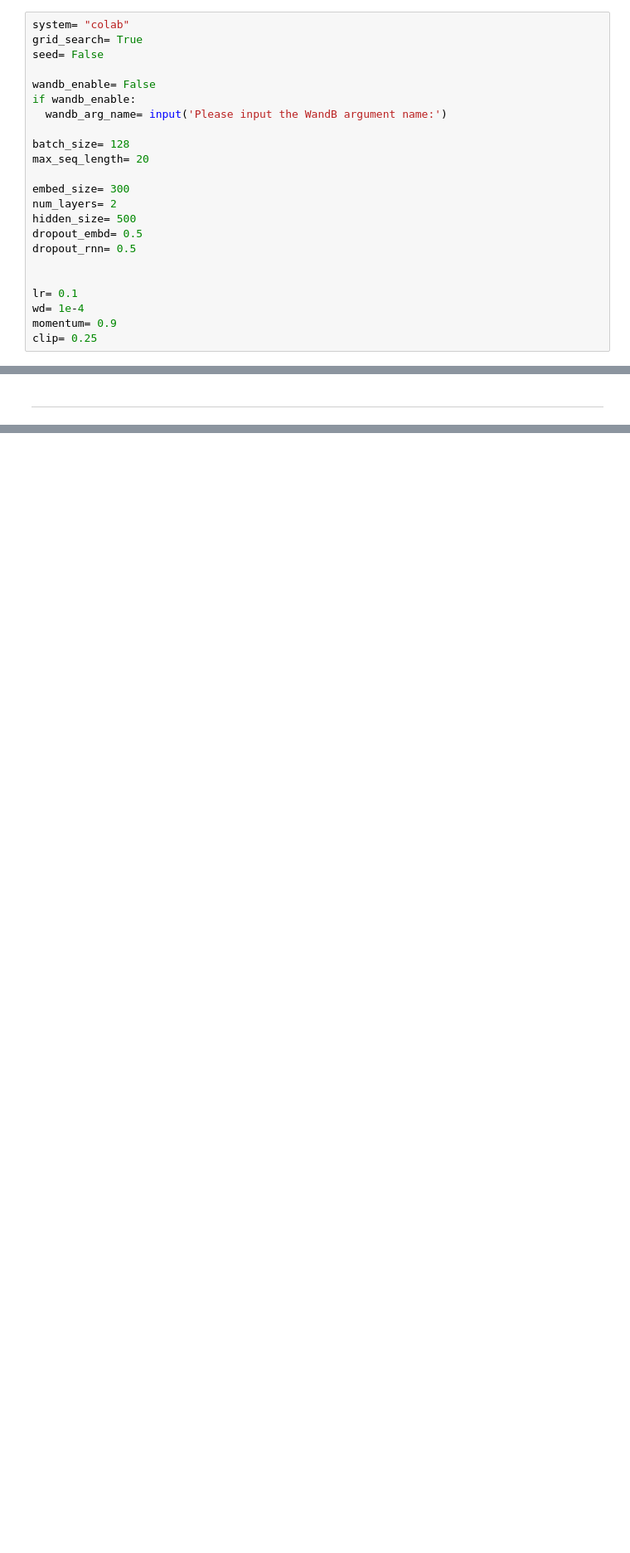
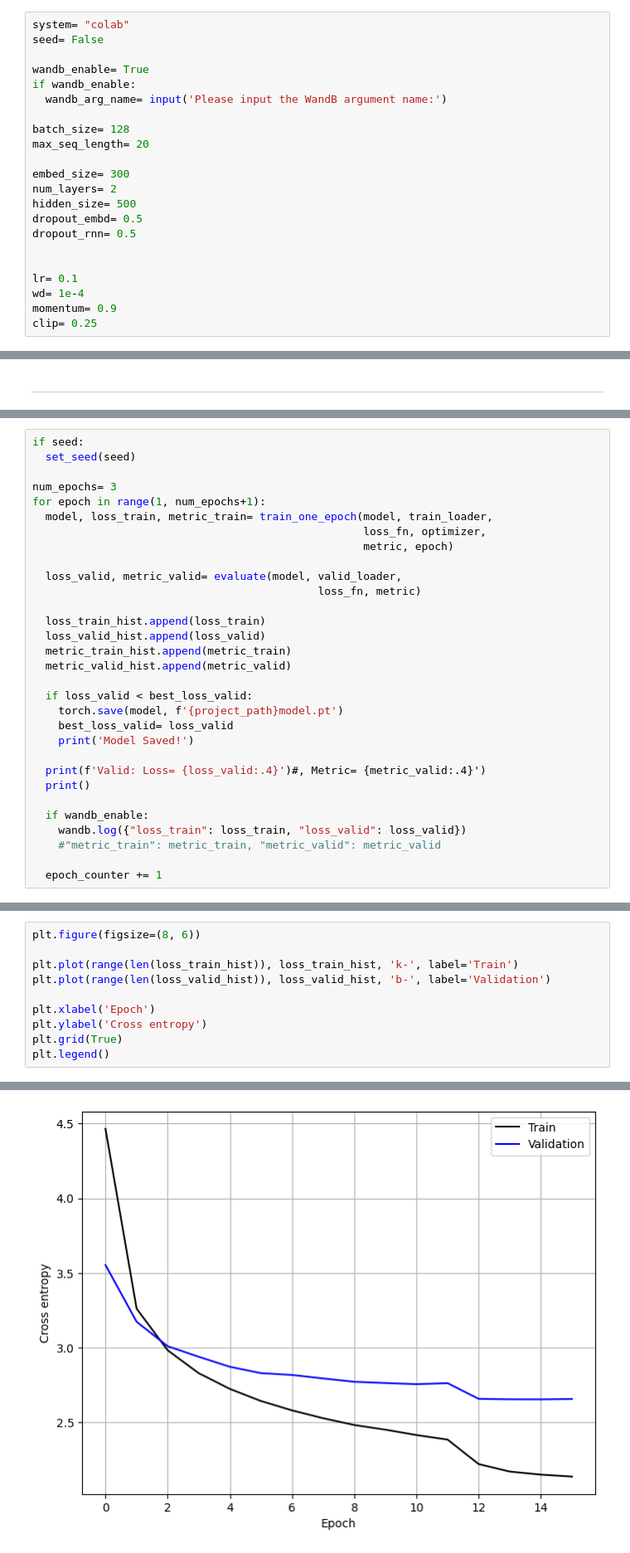
Before and after one commit to Amir-Hofo/Image_Captioning, a Jupyter notebook: image_captioning.ipynb, the cells around one changed output, grey strips where cells are left out. Shown at 83% size. Cells and saved outputs as stored; diff of their text form; blank space fills up the shorter version.

Commit message:
Training and Test

```diff
--- a/image_captioning.ipynb
+++ b/image_captioning.ipynb
@@ -6,10 +6,9 @@ https://github.com/Amir-Hofo
 # 00_Arguments
 # %%
 system= "colab"
-grid_search= True
 seed= False
 
-wandb_enable= False
+wandb_enable= True
 if wandb_enable:
   wandb_arg_name= input('Please input the WandB argument name:')
 
@@ -676,0 +735,31 @@ KeyboardInterrupt:
+# %%
+if seed:
+  set_seed(seed)
+
+num_epochs= 3
+for epoch in range(1, num_epochs+1):
+  model, loss_train, metric_train= train_one_epoch(model, train_loader,
+                                                   loss_fn, optimizer,
+                                                   metric, epoch)
+
+  loss_valid, metric_valid= evaluate(model, valid_loader,
+                                            loss_fn, metric)
+
+  loss_train_hist.append(loss_train)
+  loss_valid_hist.append(loss_valid)
+  metric_train_hist.append(metric_train)
+  metric_valid_hist.append(metric_valid)
+
+  if loss_valid < best_loss_valid:
+    torch.save(model, f'{project_path}model.pt')
+    best_loss_valid= loss_valid
+    print('Model Saved!')
+
+  print(f'Valid: Loss= {loss_valid:.4}')#, Metric= {metric_valid:.4}')
+  print()
+
+  if wandb_enable:
+    wandb.log({"loss_train": loss_train, "loss_valid": loss_valid})
+    #"metric_train": metric_train, "metric_valid": metric_valid
+
+  epoch_counter += 1
@@ -678,0 +788,11 @@ KeyboardInterrupt:
+# %%
+plt.figure(figsize=(8, 6))
+
+plt.plot(range(len(loss_train_hist)), loss_train_hist, 'k-', label='Train')
+plt.plot(range(len(loss_valid_hist)), loss_valid_hist, 'b-', label='Validation')
+
+plt.xlabel('Epoch')
+plt.ylabel('Cross entropy')
+plt.grid(True)
+plt.legend()
+# %% [output]
@@ -678,0 +800 @@ KeyboardInterrupt:
+[figure, added]
```
Also changed, not shown: parts of 26 cells of this notebook, 1 other file.
